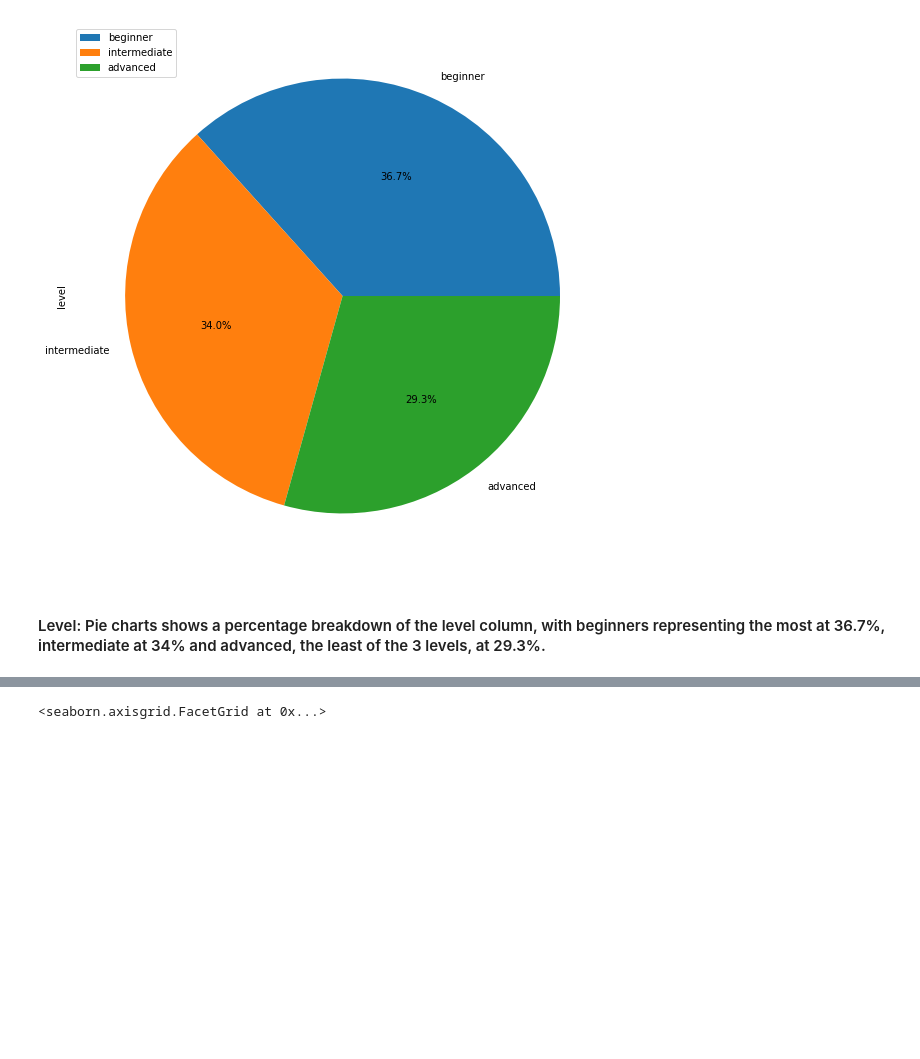
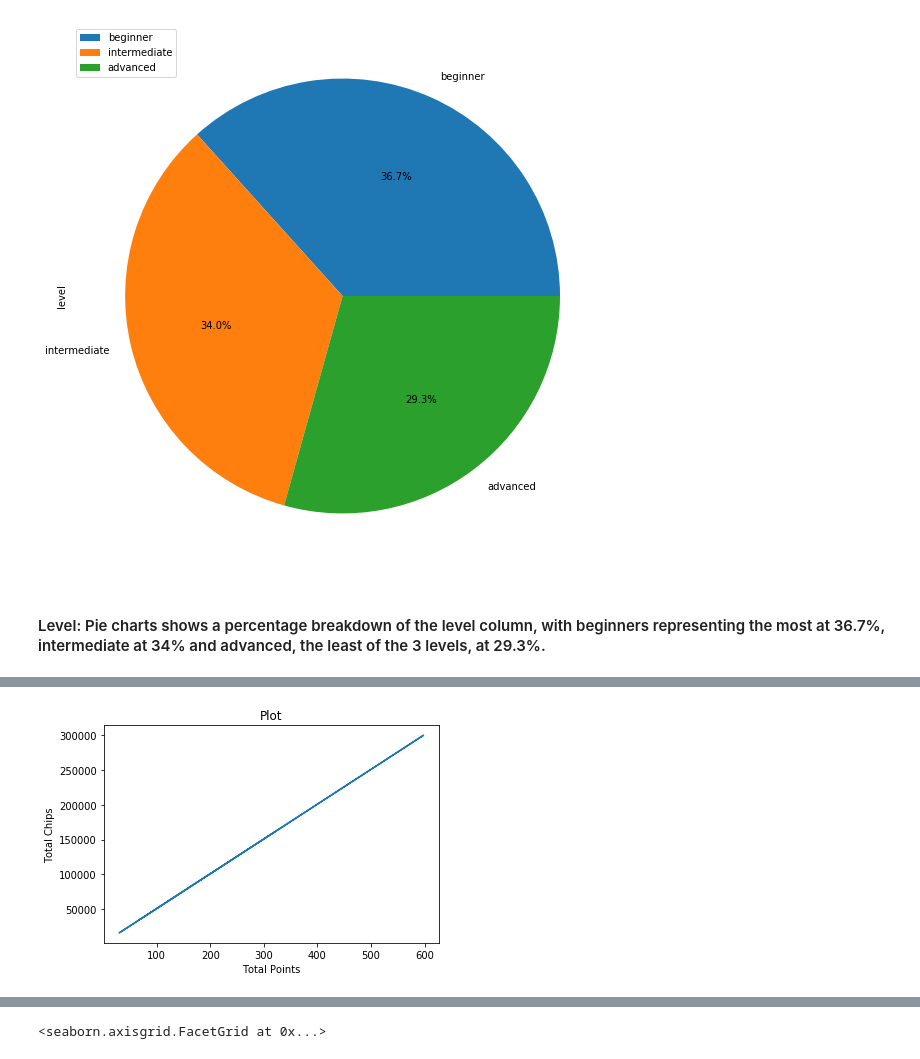
Before and after one commit to garycunningham89/progdataanalysisproject, a Jupyter notebook: Programming for Data Analysis Final Project.ipynb, the cells around one changed output, grey strips where cells are left out. Cells and saved outputs as stored; diff of their text form; code cells hidden in the pictures; blank space fills up the shorter version.

```diff
--- a/Programming for Data Analysis Final Project.ipynb
+++ b/Programming for Data Analysis Final Project.ipynb
@@ -552,0 +558,9 @@ dataset2.plot.pie(y='level', figsize=(10,10), autopct='%1.1f%%')
+# %%
+#Plot() called showing relationship between points and chips on x and y.
+plt.plot(totalpts, chips)
+plt.title("Plot")
+plt.xlabel("Total Points")
+plt.ylabel("Total Chips")
+plt.show()
+# %% [output]
+[figure, added]
```
Also changed, not shown: parts of 16 cells of this notebook.
